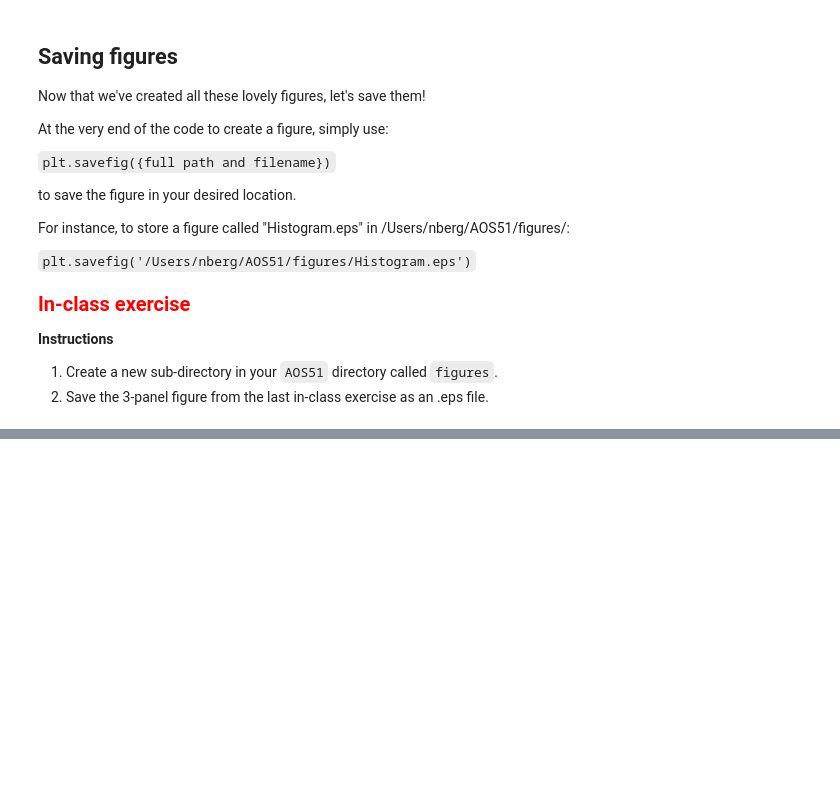
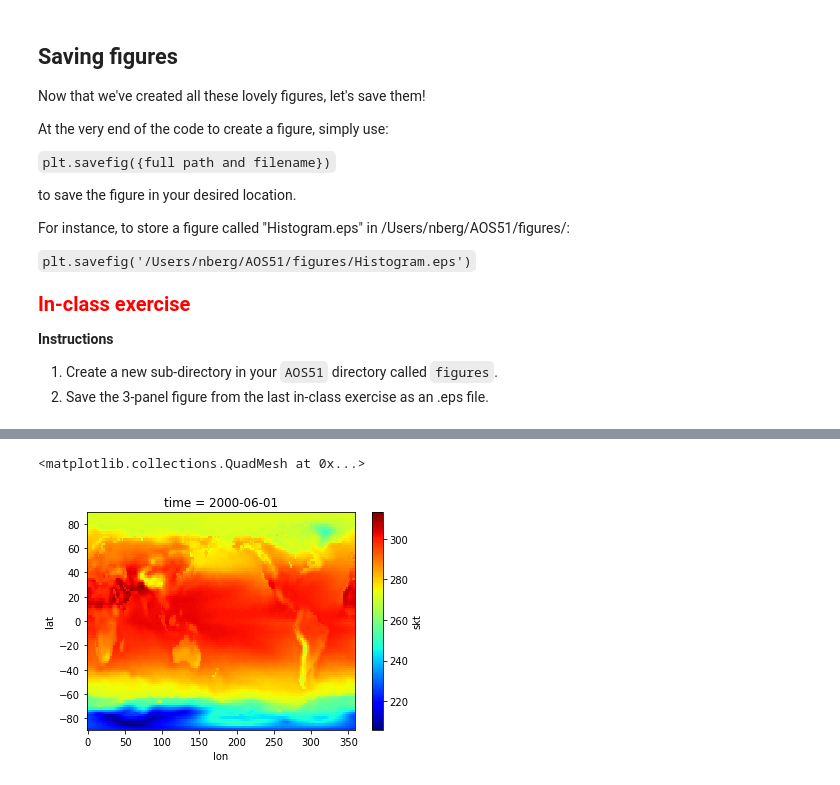
Before and after one commit to neil-berg/climate-data-analyses, a Jupyter notebook: lectures/AOS51_2019W_#3_KEY.ipynb, the cells around one changed output, grey strips where cells are left out. Drawn from its saved outputs; the diff is of its cells as text; code cells hidden in the pictures; blank space fills up the shorter version.

```diff
--- a/lectures/AOS51_2019W_#3_KEY.ipynb
+++ b/lectures/AOS51_2019W_#3_KEY.ipynb
@@ -313,0 +325,3 @@ For instance, to store a figure called "Histogram.eps" in /Users/nberg/AOS51/fig
+# %%
+ncfile = xr.open_dataset('/Users/nberg/AOS51/data/skt_sfc_mon_mean_1998_2017.nc')
+ncfile
@@ -313,0 +361,3 @@ For instance, to store a figure called "Histogram.eps" in /Users/nberg/AOS51/fig
+# %%
+skt = ncfile['skt']
+skt
@@ -313,0 +509,6 @@ For instance, to store a figure called "Histogram.eps" in /Users/nberg/AOS51/fig
+# %%
+# Skin temperature map on 2000-06-01
+skt.sel(time='2000-06-01').plot(cmap='jet')
+# %% [output]
+<matplotlib.collections.QuadMesh at 0x...>
+[figure, added]
```
Also changed, not shown: parts of 31 cells of this notebook.
